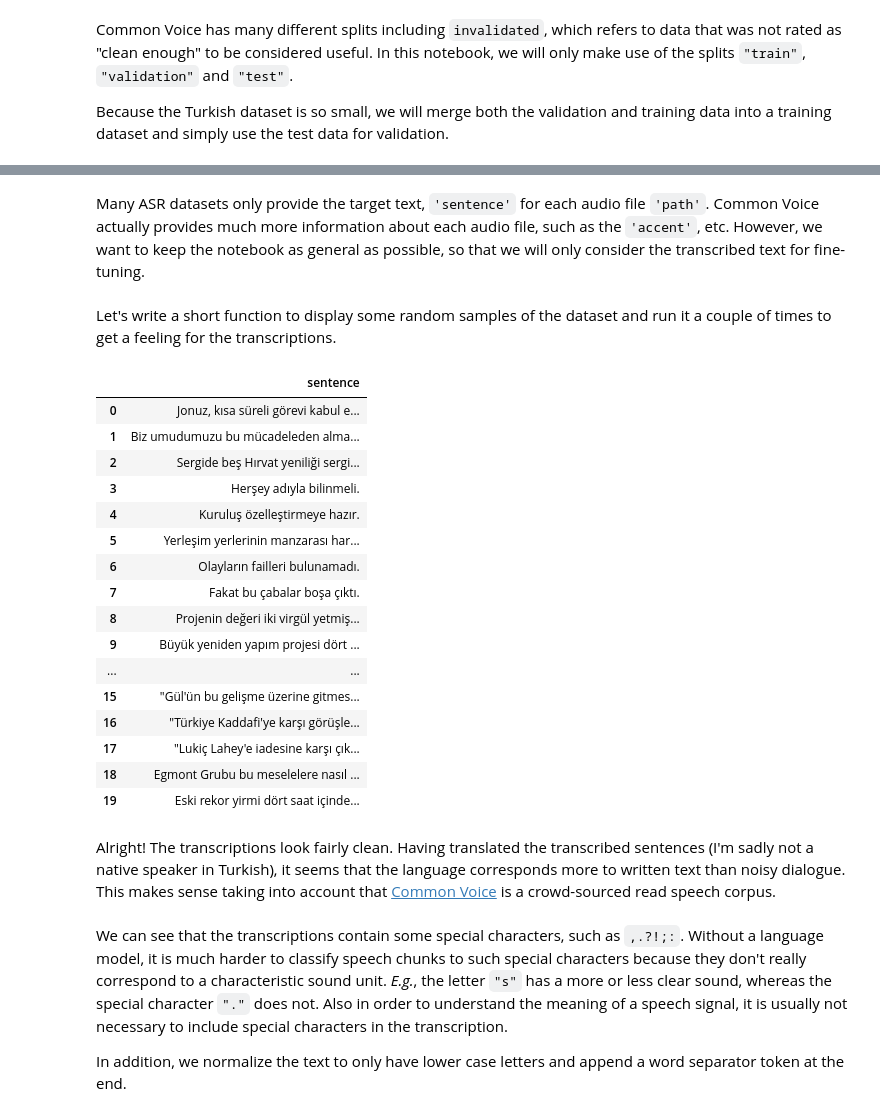
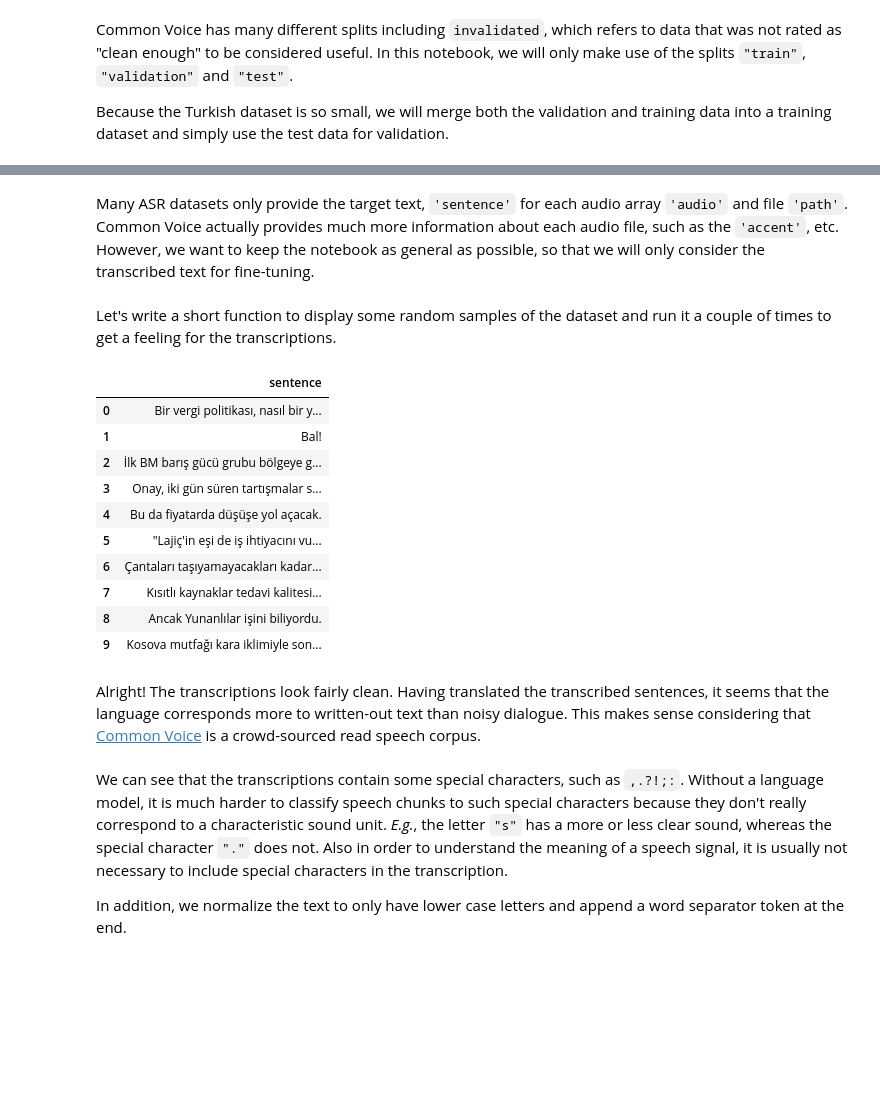
Before and after one commit to patrickvonplaten/notebooks, a Jupyter notebook: Fine_Tune_XLSR_Wav2Vec2_on_Turkish_ASR_with_🤗_Transformers.ipynb, the cells around one changed output, grey strips where cells are left out. Drawn from its saved outputs; the diff is of its cells as text; code cells hidden in the pictures; blank space fills up the shorter version.

```diff
--- a/Fine_Tune_XLSR_Wav2Vec2_on_Turkish_ASR_with_🤗_Transformers.ipynb
+++ b/Fine_Tune_XLSR_Wav2Vec2_on_Turkish_ASR_with_🤗_Transformers.ipynb
@@ -72,5 +70,5 @@ Reusing dataset common_voice (/root/.cache/huggingface/datasets/common_voice/tr-
 # %% [markdown]
-Many ASR datasets only provide the target text, `'sentence'` for each audio file `'path'`. Common Voice actually provides much more information about each audio file, such as the `'accent'`, etc. However, we want to keep the notebook as general as possible, so that we will only consider the transcribed text for fine-tuning.
+Many ASR datasets only provide the target text, `'sentence'` for each audio array `'audio'` and file `'path'`. Common Voice actually provides much more information about each audio file, such as the `'accent'`, etc. However, we want to keep the notebook as general as possible, so that we will only consider the transcribed text for fine-tuning.
 # %%
 common_voice_train = common_voice_train.remove_columns(["accent", "age", "client_id", "down_votes", "gender", "locale", "segment", "up_votes"])
 common_voice_test = common_voice_test.remove_columns(["accent", "age", "client_id", "down_votes", "gender", "locale", "segment", "up_votes"])
@@ -94,27 +92,21 @@ def show_random_elements(dataset, num_examples=10):
     df = pd.DataFrame(dataset[picks])
     display(HTML(df.to_html()))
 # %%
-show_random_elements(common_voice_train.remove_columns(["path"]), num_examples=20)
+show_random_elements(common_voice_train.remove_columns(["path", "audio"]), num_examples=10)
 # %% [output]
 |  | sentence |
-| 0 | Jonuz, kısa süreli görevi kabul e... |
-| 1 | Biz umudumuzu bu mücadeleden alma... |
-| 2 | Sergide beş Hırvat yeniliği sergi... |
-| 3 | Herşey adıyla bilinmeli. |
-| 4 | Kuruluş özelleştirmeye hazır. |
-| 5 | Yerleşim yerlerinin manzarası har... |
-| 6 | Olayların failleri bulunamadı. |
-| 7 | Fakat bu çabalar boşa çıktı. |
-| 8 | Projenin değeri iki virgül yetmiş... |
-| 9 | Büyük yeniden yapım projesi dört ... |
-| ... | ... |
-| 15 | "Gül'ün bu gelişme üzerine gitmes... |
-| 16 | "Türkiye Kaddafi'ye karşı görüşle... |
-| 17 | "Lukiç Lahey'e iadesine karşı çık... |
-| 18 | Egmont Grubu bu meselelere nasıl ... |
-| 19 | Eski rekor yirmi dört saat içinde... |
+| 0 | Bir vergi politikası, nasıl bir y... |
+| 1 | Bal! |
+| 2 | İlk BM barış gücü grubu bölgeye g... |
+| 3 | Onay, iki gün süren tartışmalar s... |
+| 4 | Bu da fiyatarda düşüşe yol açacak. |
+| 5 | "Lajiç'in eşi de iş ihtiyacını vu... |
+| 6 | Çantaları taşıyamayacakları kadar... |
+| 7 | Kısıtlı kaynaklar tedavi kalitesi... |
+| 8 | Ancak Yunanlılar işini biliyordu. |
+| 9 | Kosova mutfağı kara iklimiyle son... |
 # %% [markdown]
-Alright! The transcriptions look fairly clean. Having translated the transcribed sentences (I'm sadly not a native speaker in Turkish), it seems that the language corresponds more to written text than noisy dialogue. This makes sense taking into account that [Common Voice](https://huggingface.co/datasets/common_voice) is a crowd-sourced read speech corpus.
+Alright! The transcriptions look fairly clean. Having translated the transcribed sentences, it seems that the language corresponds more to written-out text than noisy dialogue. This makes sense considering that [Common Voice](https://huggingface.co/datasets/common_voice) is a crowd-sourced read speech corpus.
 # %% [markdown]
 We can see that the transcriptions contain some special characters, such as `,.?!;:`. Without a language model, it is much harder to classify speech chunks to such special characters because they don't really correspond to a characteristic sound unit. *E.g.*, the letter `"s"` has a more or less clear sound, whereas the special character `"."` does not.
 Also in order to understand the meaning of a speech signal, it is usually not necessary to include special characters in the transcription.
```
Also changed, not shown: parts of 58 cells of this notebook.
